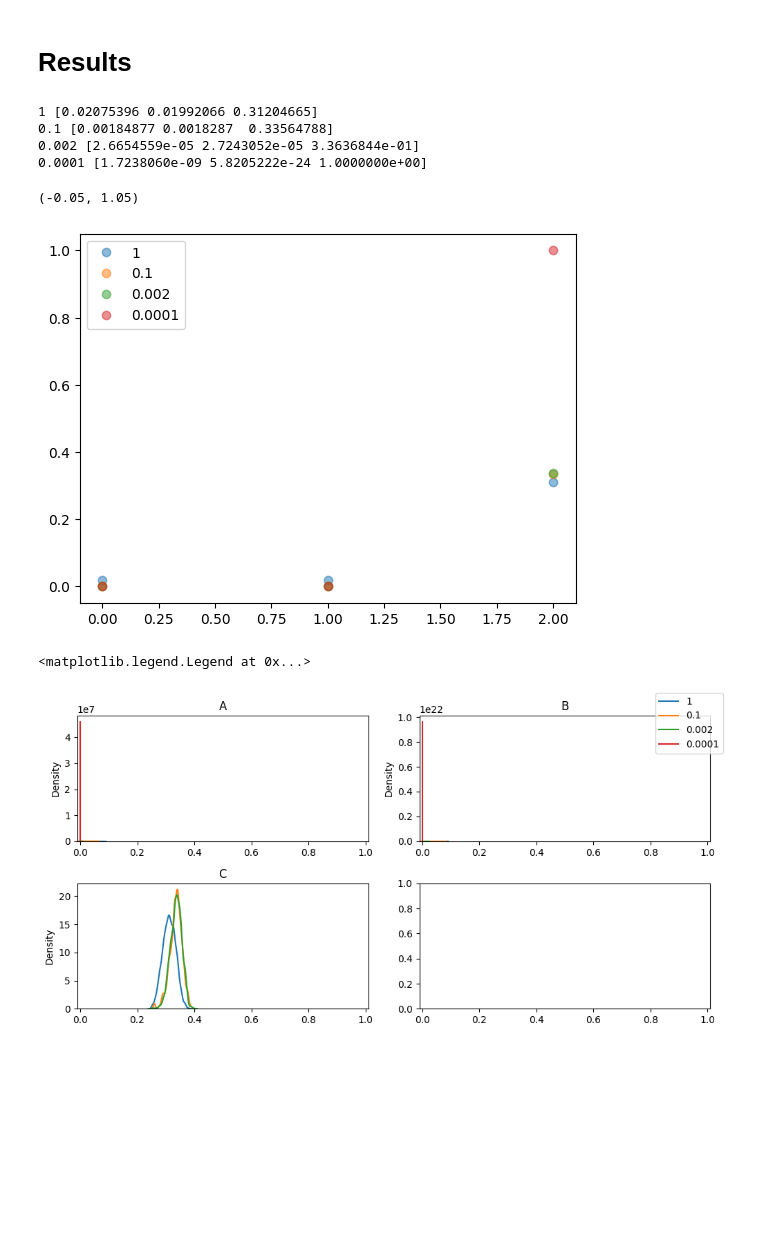
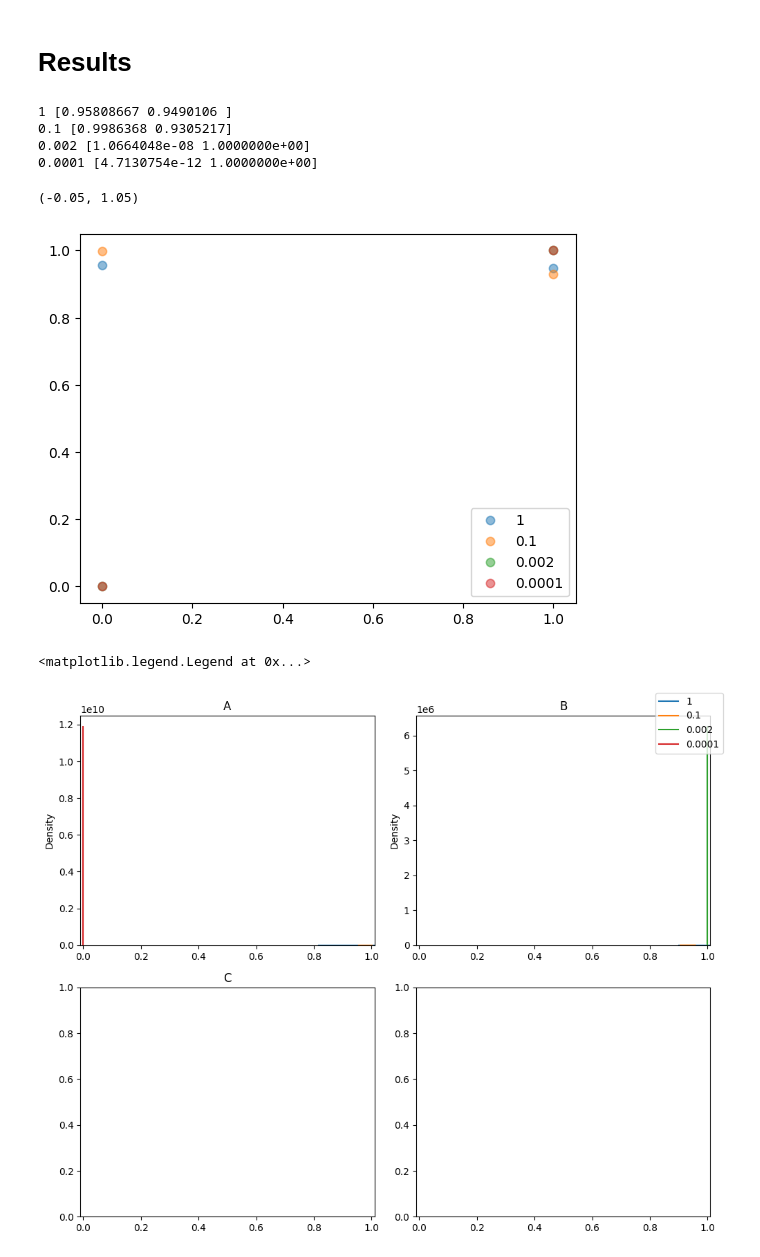
Before and after one commit to Grace0124/numpyro, a Jupyter notebook: rebar_DAG.ipynb, the cells around one changed output. Drawn from its saved outputs; the diff is of its cells as text; code cells hidden in the pictures; blank space fills up the shorter version.

```diff
--- a/rebar_DAG.ipynb
+++ b/rebar_DAG.ipynb
@@ -36,24 +36,23 @@ sigma = 0.1
 p = 1/2
 # %%
 # Load data file
-dset = pd.read_csv("data/abcd_dag.csv", sep=",")
+dset = pd.read_csv("data/simple_dag.csv", sep=",")
 
 def standardize(x):
     return (x-x.mean(0)) / x.std(0)
 
-y = dset["D"].values
-X = dset[["A", "B", "C"]].values
+y = dset["C"].values
+X = dset[["A", "B"]].values
 
 
 vars = [
     "A",
     "B",
     "C",
-    "D"
 ]
 sns.pairplot(dset, x_vars=vars, y_vars=vars, palette="husl")
 plt.show()
 
-X = standardize(X)
-y = standardize(y)
+# X = standardize(X)
+# y = standardize(y)
 # %% [output]
@@ -61,7 +60,7 @@ y = standardize(y)
 # %% [markdown]
 <h2> Defining the Model </h2>
 # %%
-def model(alphas, lam, X, y=None):
+def linear_model(alphas, lam, X, y=None):
     '''
     Defines the Concrete random variable distribution.
 
@@ -76,7 +75,8 @@ def model(alphas, lam, X, y=None):
     L = numpyro.deterministic("L", jnp.log(U) - jnp.log(1-U))
     T = numpyro.deterministic("T", jnp.log(alphas) - jnp.log(1-alphas))
     z_lam = numpyro.deterministic("z_lam", ((lam**2+lam+1)/(lam+1)) * T + L)
+    a = numpyro.sample("a", dist.Normal(1, 1).expand([X.shape[0]]))
 
     gammas = numpyro.deterministic("gammas", sigmoid(z_lam/lam))
-    y_mean = jnp.dot(X, gammas) #Nx1
-    y = numpyro.sample("y", dist.Bernoulli(y_mean), obs=y)
+    y_mean = a + jnp.dot(X, gammas) #Nx1
+    y = numpyro.sample("y", dist.Normal(y_mean), obs=y)
@@ -91,7 +111,7 @@ def run_mcmc(model, prng_key, **kwargs):
        array y: observed data
 
     '''
-    nuts = NUTS(model)
+    nuts = NUTS(linear_model)
     mcmc = MCMC(nuts, num_warmup=num_warmup, num_samples=num_samples, num_chains=2, progress_bar=True)
     mcmc.run(prng_key, **kwargs)
     return mcmc
@@ -178,42 +198,42 @@ for lam in lams:
 plt.legend()
 plt.ylim(-0.05, 1.05)
 # %% [output]
-1 [0.02075396 0.01992066 0.31204665]
-0.1 [0.00184877 0.0018287  0.33564788]
-0.002 [2.6654559e-05 2.7243052e-05 3.3636844e-01]
-0.0001 [1.7238060e-09 5.8205222e-24 1.0000000e+00]
+1 [0.95808667 0.9490106 ]
+0.1 [0.9986368 0.9305217]
+0.002 [1.0664048e-08 1.0000000e+00]
+0.0001 [4.7130754e-12 1.0000000e+00]
 (-0.05, 1.05)
-[figure, old version]
+[figure, new version]
 # %%
 y = dict()
-for i in range(3):
+for i in range(2):
     y[i] = dict()
 
 for lam in lams:
     mean_gammas[lam] = np.array(mean_gammas[lam])
-    for i in range(3):
+    for i in range(2):
         y[i][lam] = np.ndarray.flatten(mean_gammas[lam][:, :, i])
 # %%
 fig, axs = plt.subplots(2, 2)
-fig.set_size_inches(10, 5)
+fig.set_size_inches(10, 8)
 
 for lam in lams:
     sns.kdeplot(y[0][lam], ax=axs[0, 0], label=f'{lam}')
     sns.kdeplot(y[1][lam], ax=axs[0, 1])
-    sns.kdeplot(y[2][lam], ax=axs[1, 0])
+    # sns.kdeplot(y[2][lam], ax=axs[1, 0])
 
 for ax in axs.flat:
     ax.set_xlim(-0.01, 1.01)
 
 axs[0, 0].set_title("A")
 axs[0, 1].set_title("B")
 axs[1, 0].set_title("C")
 
 plt.tight_layout()
 fig.legend()
 # %% [output]
 <matplotlib.legend.Legend at 0x...>
-[figure, old version]
+[figure, new version]
 # %%
 # samples_1 = mcmc.get_samples()
 # predictive = Predictive(model, samples_1)
```
Also changed, not shown: parts of 3 cells of this notebook, 2 other files.
